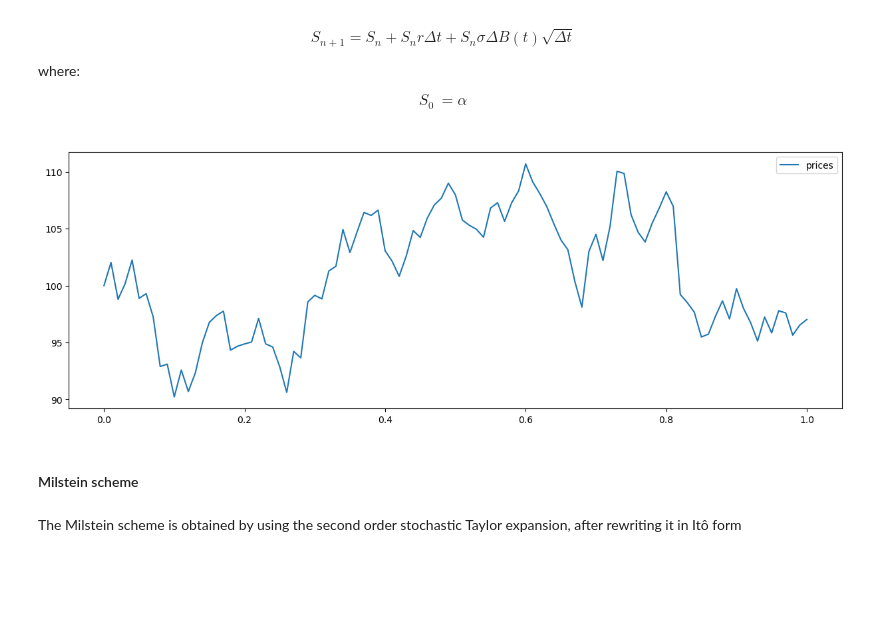
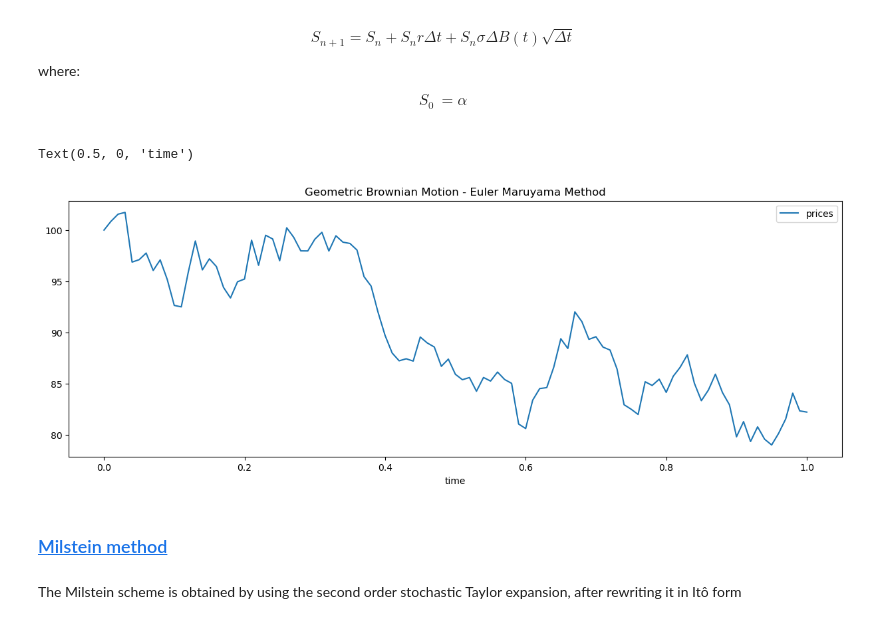
Before and after one commit to fbristotti/cqf, a Jupyter notebook: final/final.ipynb, the cells around one changed output. Saved outputs shown, nothing was run; the diff lists cells and outputs as text; code cells hidden in the pictures; blank space fills up the shorter version.

```diff
--- a/final/final.ipynb
+++ b/final/final.ipynb
@@ -71,21 +67,23 @@ def euler_maruyama_scheme(S0, r, dt, sigma, B):
     """
     return list(accumulate(B, lambda S,db: S + r*S*dt + sigma*S*db*np.sqrt(dt), initial=S0))
 # %%
-S0 = 100.0
-T = 1.0
-sigma = 0.2
-r = 0.05
-N = 100
+S0 = 100.0 # asset initial price
+T = 1.0 # option expiry
+sigma = 0.2 # volatility
+r = 0.05 # drift
+N = 100 # number of discretization steps
 dt = T / N
-B = np.random.randn(N)
+B = np.random.randn(N) # wiener process
 
 S = euler_maruyama_scheme(S0, r, dt, sigma, B)
 df = pd.DataFrame(index=np.arange(0, T+dt, dt), data=S, columns=['prices'])
-df.plot(colormap='tab10', figsize=[15,5]);
+ax = df.plot(colormap='tab10', figsize=[15,5], title='Geometric Brownian Motion - Euler Maruyama Method');
+ax.set_xlabel('time')
 # %% [output]
+Text(0.5, 0, 'time')
-[figure, old version]
+[figure, new version]
-# %% [markdown]
-#### Milstein scheme
+# %% [markdown]
+### <a id='toc1_1_2_2_'></a>[Milstein method](#toc0_)
 # %% [markdown]
 The Milstein scheme is obtained by using the second order stochastic Taylor expansion, after rewriting it in Itô form
 # %% [markdown]
```
Also changed, not shown: parts of 53 cells of this notebook.
